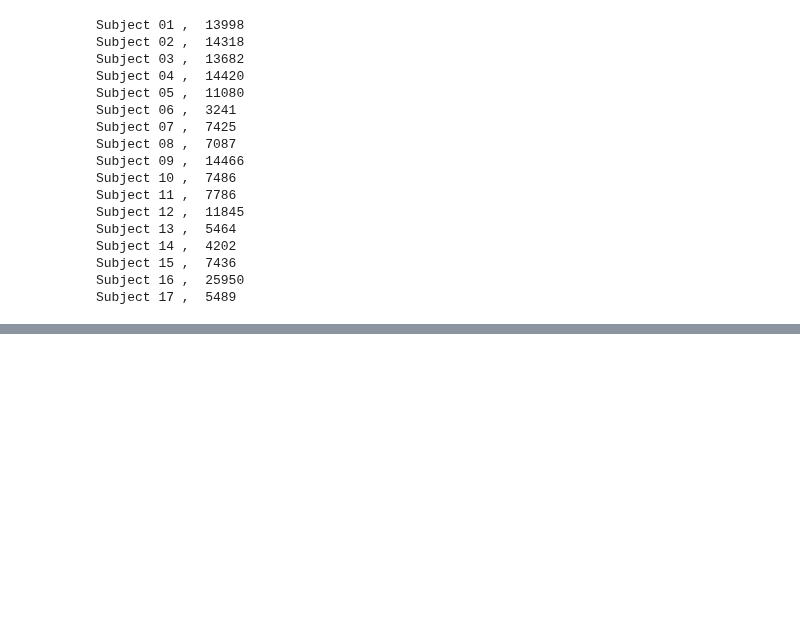
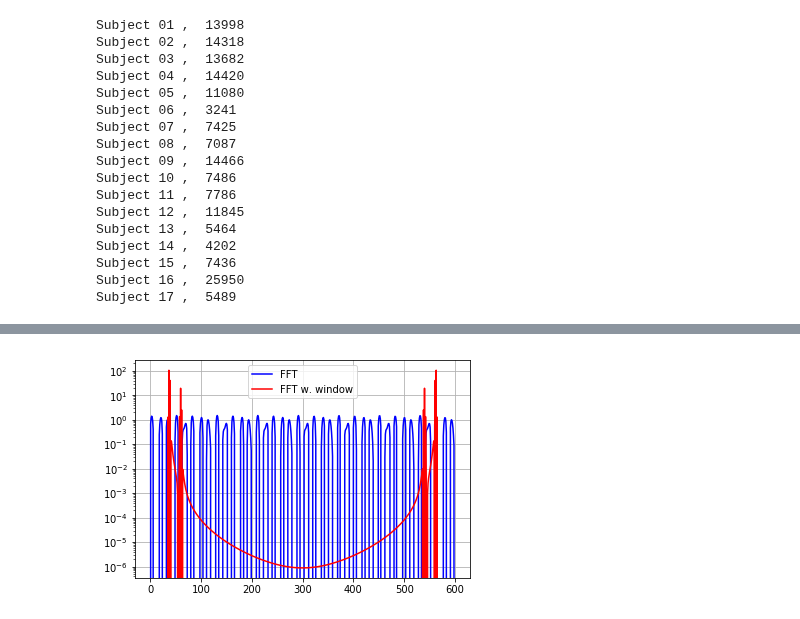
Before and after one commit to pbmiguel/py-har, a Jupyter notebook: TASKS/T1/pre-processing/2016-ANSAMO/2016-ANSAMO-preprocessing-final-version.ipynb, the cells around one changed output, grey strips where cells are left out. Drawn from its saved outputs; the diff is of its cells as text; code cells hidden in the pictures; blank space fills up the shorter version.

```diff
--- a/TASKS/T1/pre-processing/2016-ANSAMO/2016-ANSAMO-preprocessing-final-version.ipynb
+++ b/TASKS/T1/pre-processing/2016-ANSAMO/2016-ANSAMO-preprocessing-final-version.ipynb
@@ -872,0 +1375,26 @@ Subject 17   ['Hopping', 'Bending', 'Sitting', 'Walking', 'Jogging']
+# %%
+# FTT demo
+# Windowing the signal with a dedicated window function helps mitigate spectral leakage.
+# The example below uses a Blackman window from scipy.signal and shows the effect of windowing
+# (the zero component of the FFT has been truncated for illustrative purposes).
+
+from scipy.fftpack import fft
+# Number of sample points
+N = 600
+# sample spacing
+T = 1.0 / 800.0
+x = np.linspace(0.0, N*T, N)
+y = np.sin(50.0 * 2.0*np.pi*x) + 0.5*np.sin(80.0 * 2.0*np.pi*x)
+yf = fft(y)
+from scipy.signal import blackman
+w = blackman(N)
+ywf = fft(y*w)
+xf = np.linspace(0.0, 1.0/(2.0*T), N/2)
+import matplotlib.pyplot as plt
+plt.semilogy(y, '-b')
+plt.semilogy(ywf, '-r')
+plt.legend(['FFT', 'FFT w. window'])
+plt.grid()
+plt.show()
+# %% [output]
+[figure, added]
```
Also changed, not shown: parts of 8 cells of this notebook, 2 other files.
